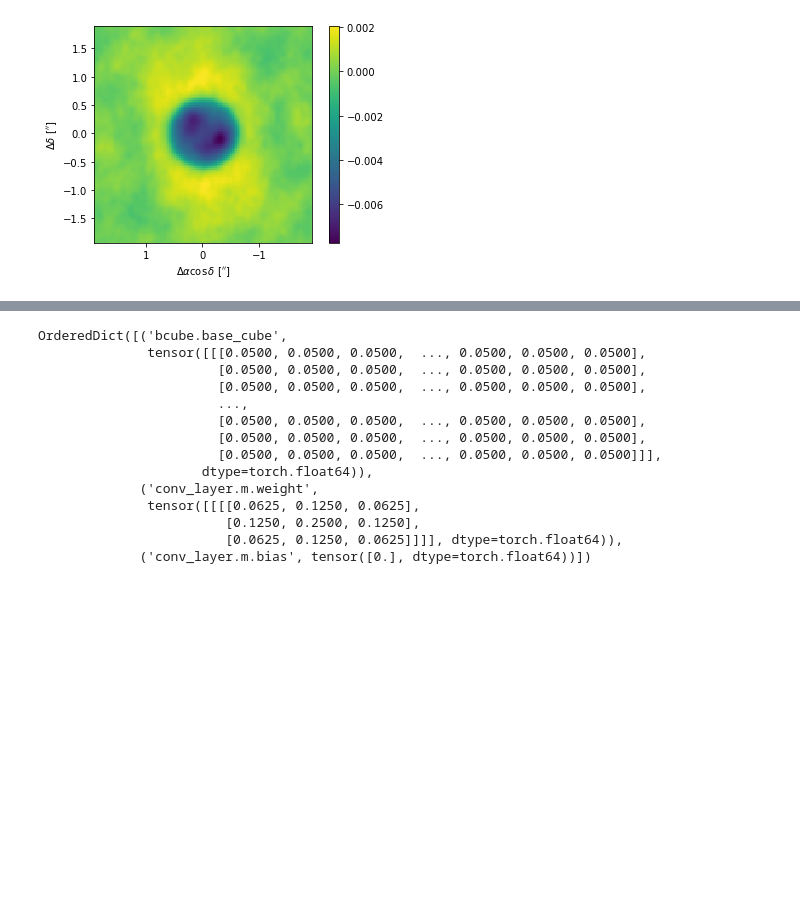
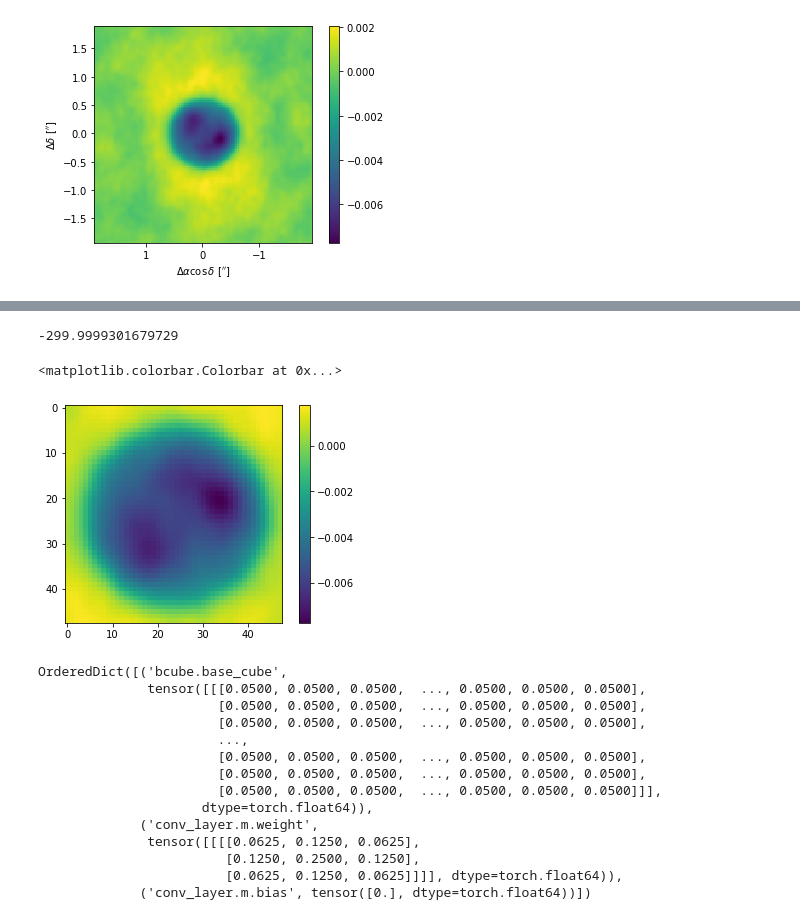
Before and after one commit to behzadarbab/Machine-Learning-Imaging, a Jupyter notebook: scripts/RML_imaging_MPol.ipynb, the cells around one changed output, grey strips where cells are left out. Cells and saved outputs as stored; diff of their text form; code cells hidden in the pictures; blank space fills up the shorter version.

```diff
--- a/scripts/RML_imaging_MPol.ipynb
+++ b/scripts/RML_imaging_MPol.ipynb
@@ -660,3 +698,13 @@ plt.colorbar(im)
+# %%
+(1.72544861 - 0.05)/-0.00558483
+# %% [output]
+-299.9999301679729
+# %%
+plt.imshow(np.squeeze(utils.packed_cube_to_sky_cube(rml.bcube.base_cube.grad).detach().numpy())[40:88, 40:88])
+plt.colorbar()
+# %% [output]
+<matplotlib.colorbar.Colorbar at 0x...>
+[figure, added]
 # %%
 rml.state_dict()
 # %% [output]
```
Also changed, not shown: parts of 6 cells of this notebook, 9 other files.
